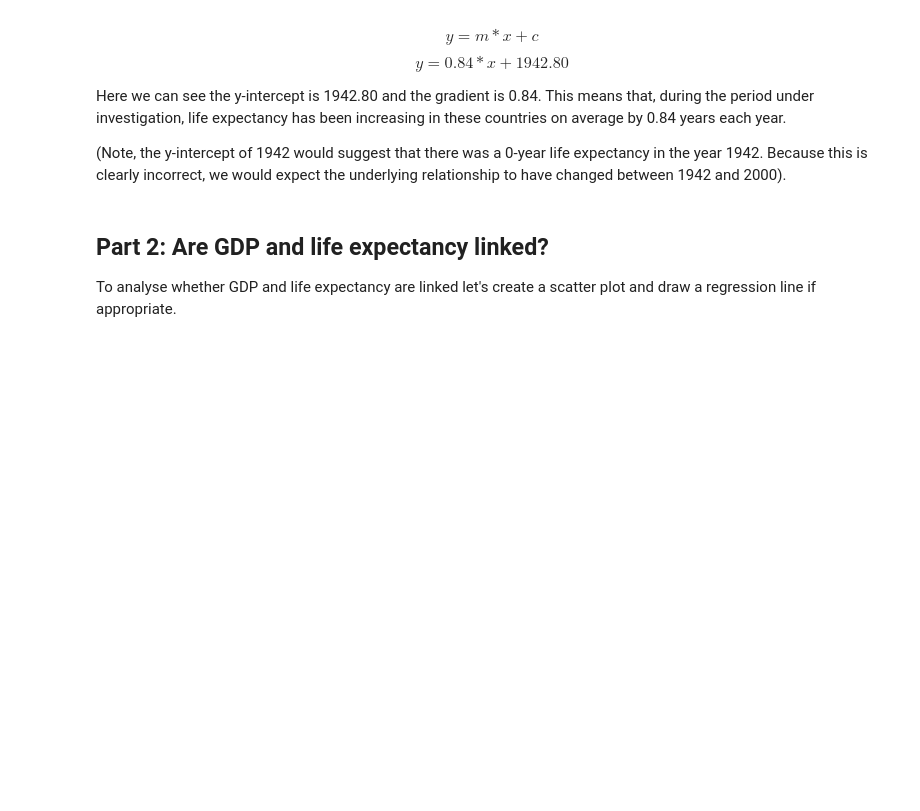
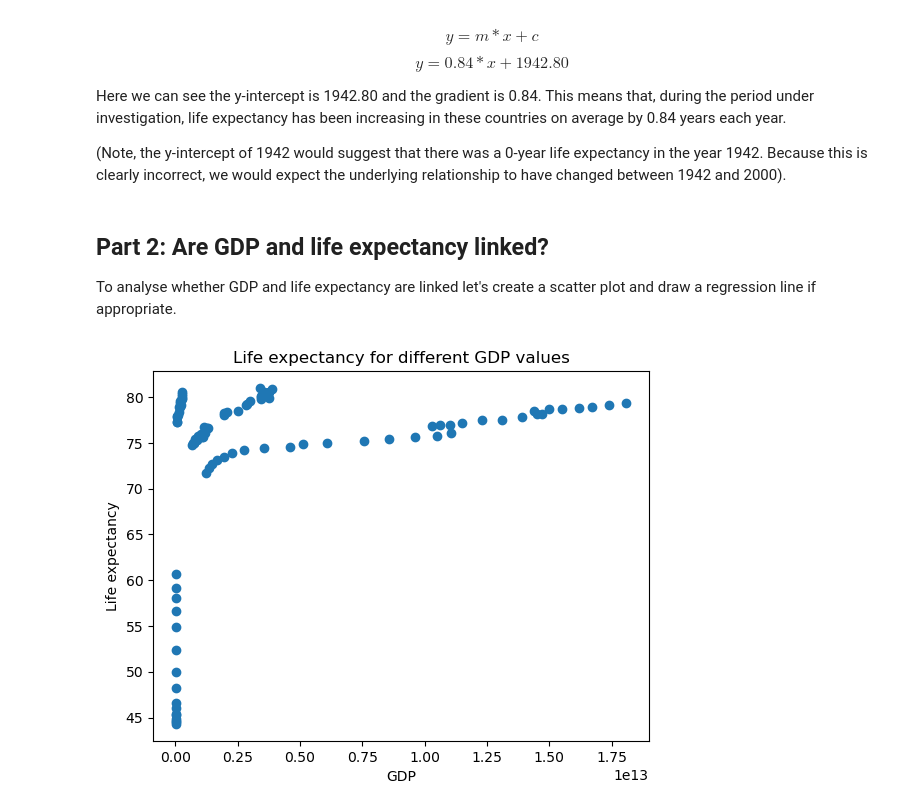
Before and after one commit to aedpluto/life-expectancy-gdp, a Jupyter notebook: life_expectancy_gdp.ipynb, the cells around one changed output. Drawn from its saved outputs; the diff is of its cells as text; code cells hidden in the pictures; blank space fills up the shorter version.

Commit message:
Add visualisations

```diff
--- a/life_expectancy_gdp.ipynb
+++ b/life_expectancy_gdp.ipynb
@@ -106,3 +106,12 @@ Here we can see the y-intercept is 1942.80 and the gradient is 0.84. This means
 # %% [markdown]
 ## Part 2: Are GDP and life expectancy linked?
 To analyse whether GDP and life expectancy are linked let's create a scatter plot and draw a regression line if appropriate.
+# %%
+# plot life expectancy against GDP
+plt.scatter(life_exp.GDP, life_exp.Expectancy)
+plt.title("Life expectancy for different GDP values")
+plt.xlabel("GDP")
+plt.ylabel("Life expectancy")
+plt.show()
+# %% [output]
+[figure, added]
```
Also changed, not shown: parts of 8 cells of this notebook.
